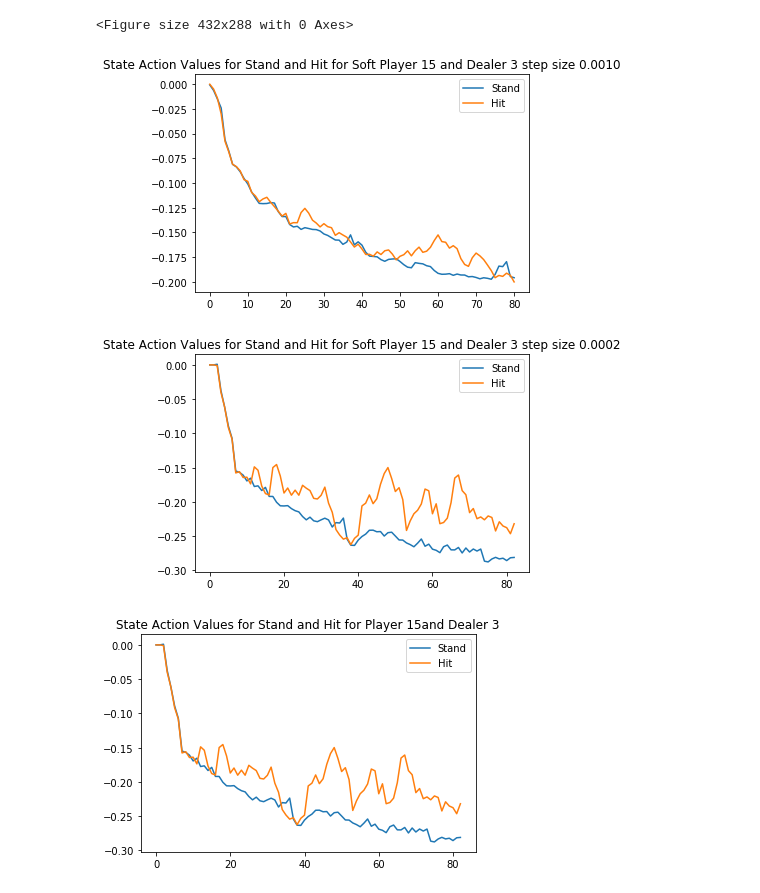
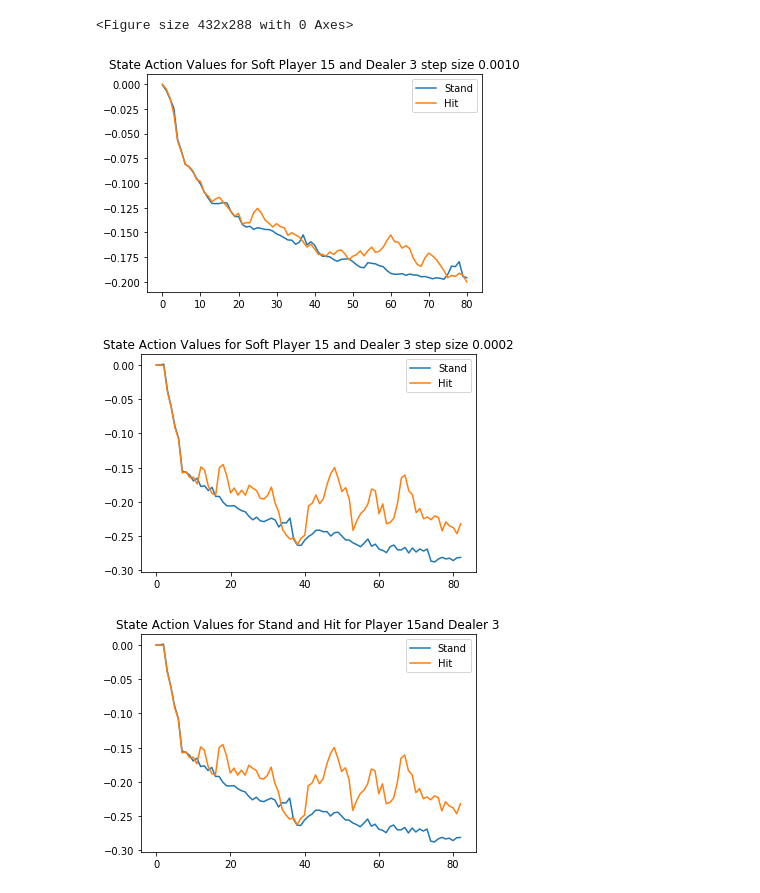
Before and after one commit to Joshuashou/RL_Blackjack, a Jupyter notebook: Analysis.ipynb, the cells around one changed output. Drawn from its saved outputs; the diff is of its cells as text; code cells hidden in the pictures.

Commit message:
graph

```diff
--- a/Analysis.ipynb
+++ b/Analysis.ipynb
@@ -148,36 +148,36 @@ def hand_trajectory(player_val, dealer_val, usable_ace, data, iterations, alpha)
         hand_type_str = 'Soft'
     else:
         hand_type_str = 'Hard'
 
     plt.plot(np.arange(len(Selected_data_stand)), Selected_data_stand, label='Stand')
     plt.plot(np.arange(len(Selected_data_hit)), Selected_data_hit, label='Hit')
-    plt.title('State Action Values for Stand and Hit for ' + hand_type_str + ' Player ' + str(player_val) + " and Dealer " + str(dealer_val) + ' step size ' + alpha)
+    plt.title('State Action Values for ' + hand_type_str + ' Player ' + str(player_val) + " and Dealer " + str(dealer_val) + ' step size ' + alpha)
     plt.legend()
 
 
 
     # Directory path
     directory = 'Results/State_Action_Trajectories'
 
     # Check if the directory exists, if not, create it
     if not os.path.exists(directory):
         os.makedirs(directory)
 
 
     # File path
     file_path = os.path.join(directory, f'{hand_type_str}_Player{player_val}_Dealer_{dealer_val}{alpha}.png')
 
     # Save the plot
     plt.savefig(file_path)
     plt.show()
 
     return
 
 hand_trajectory(15, 3, 1, data_high_alpha, 10000000, '0.0010')
 hand_trajectory(15, 3, 1, data_low_alpha, 10000000,'0.0002')
 # %% [output]
-[figure, old version]
+[figure, new version]
-[figure, old version]
+[figure, new version]
 # %%
 # %% [output]
 [figure]
```
Also changed, not shown: 6 other files.
